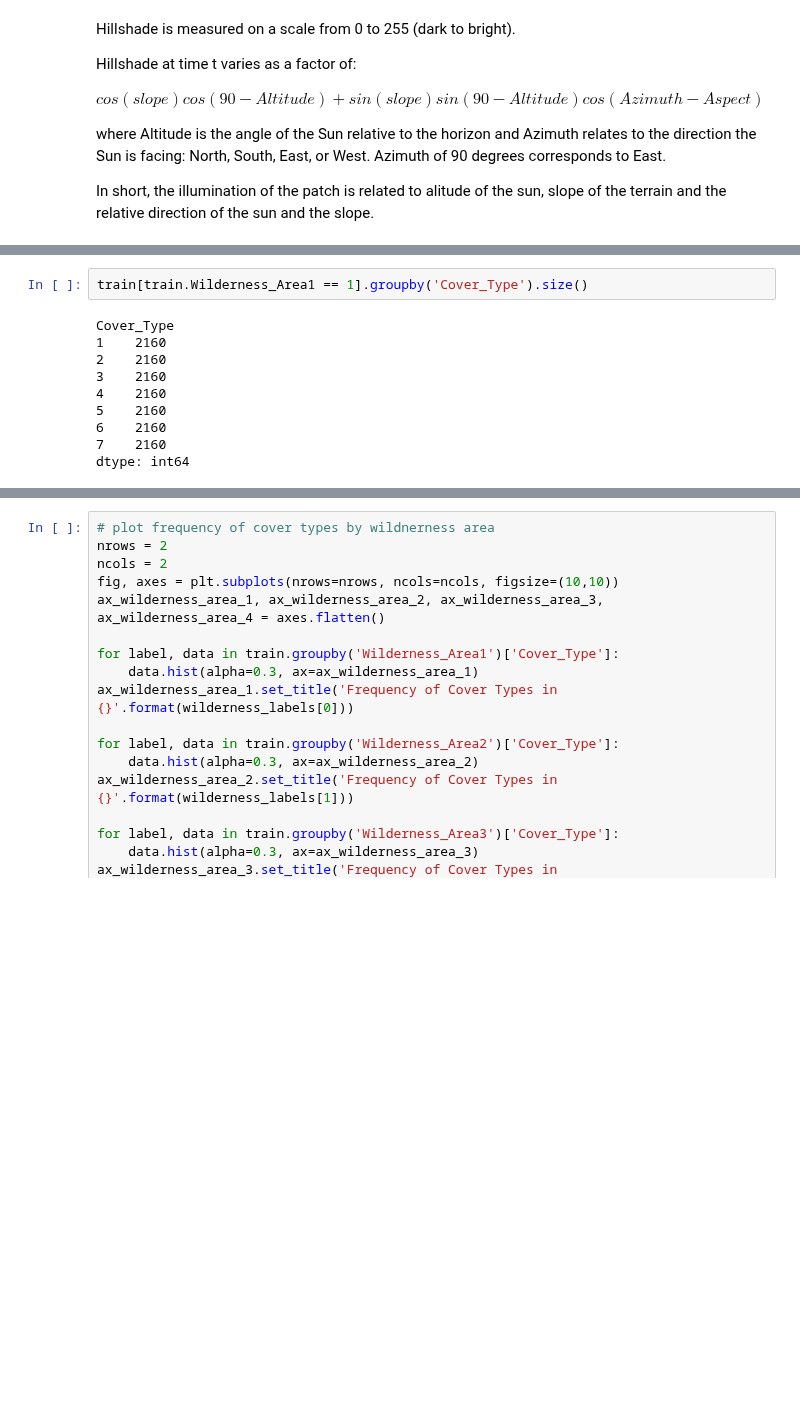
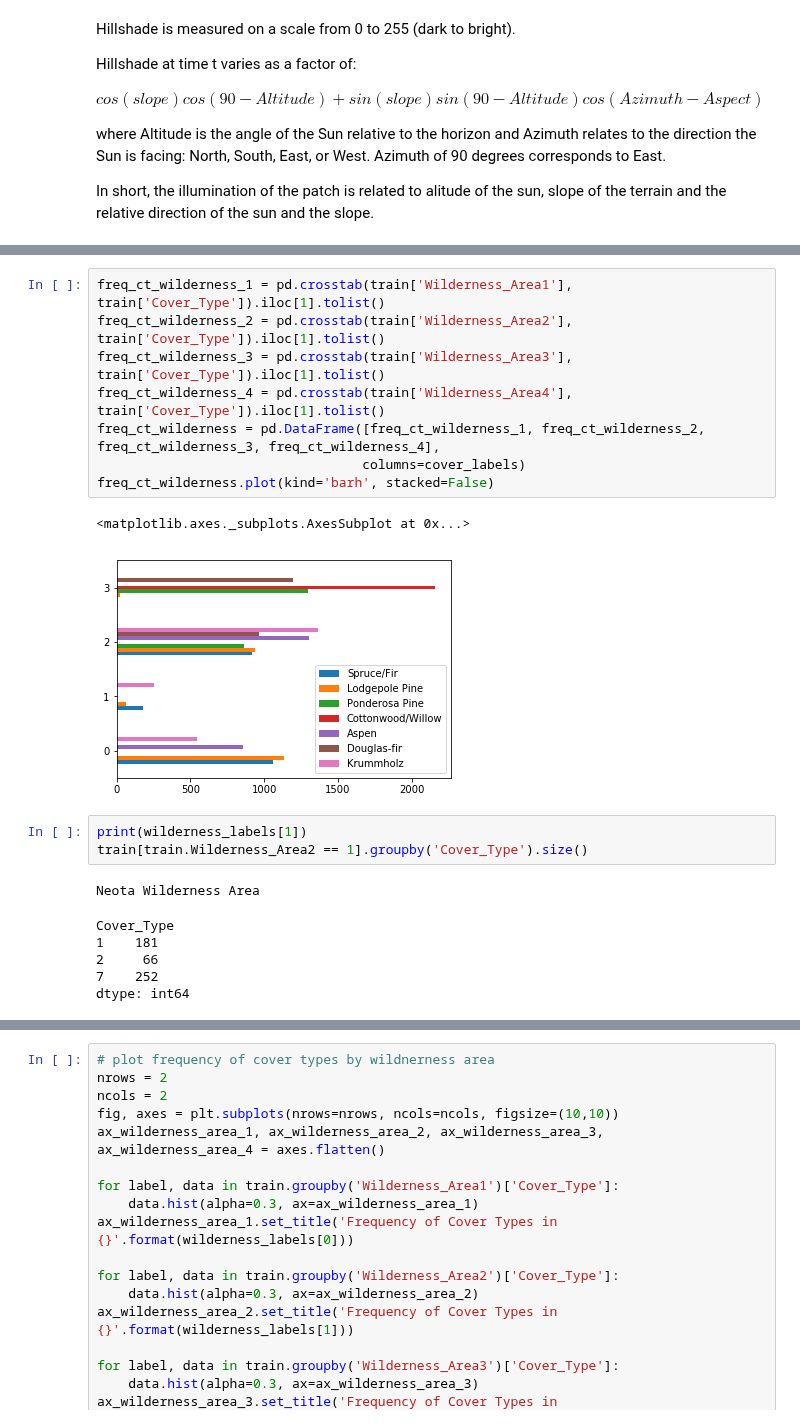
Before and after one commit to tiffapedia/w207-final, a Jupyter notebook: DivyaGorantla_RamIyer_TiffanyJaya_SteveSanders.ipynb, the cells around one changed output, grey strips where cells are left out. Saved outputs shown, nothing was run; the diff lists cells and outputs as text; blank space fills up the shorter version.

```diff
--- a/DivyaGorantla_RamIyer_TiffanyJaya_SteveSanders.ipynb
+++ b/DivyaGorantla_RamIyer_TiffanyJaya_SteveSanders.ipynb
@@ -332,12 +359,21 @@ In short, the illumination of the patch is related to alitude of the sun, slope
+# %%
+freq_ct_wilderness_1 = pd.crosstab(train['Wilderness_Area1'], train['Cover_Type']).iloc[1].tolist()
+freq_ct_wilderness_2 = pd.crosstab(train['Wilderness_Area2'], train['Cover_Type']).iloc[1].tolist()
+freq_ct_wilderness_3 = pd.crosstab(train['Wilderness_Area3'], train['Cover_Type']).iloc[1].tolist()
+freq_ct_wilderness_4 = pd.crosstab(train['Wilderness_Area4'], train['Cover_Type']).iloc[1].tolist()
+freq_ct_wilderness = pd.DataFrame([freq_ct_wilderness_1, freq_ct_wilderness_2, freq_ct_wilderness_3, freq_ct_wilderness_4],
+                                  columns=cover_labels)
+freq_ct_wilderness.plot(kind='barh', stacked=False)
+# %% [output]
+<matplotlib.axes._subplots.AxesSubplot at 0x...>
+[figure, added]
 # %%
-train[train.Wilderness_Area1 == 1].groupby('Cover_Type').size()
+print(wilderness_labels[1])
+train[train.Wilderness_Area2 == 1].groupby('Cover_Type').size()
 # %% [output]
-Cover_Type
-1    2160
-2    2160
-3    2160
-4    2160
-5    2160
-6    2160
-7    2160
-dtype: int64
+Neota Wilderness Area
+Cover_Type
+1    181
+2     66
+7    252
+dtype: int64
```
Also changed, not shown: parts of 5 cells of this notebook.
